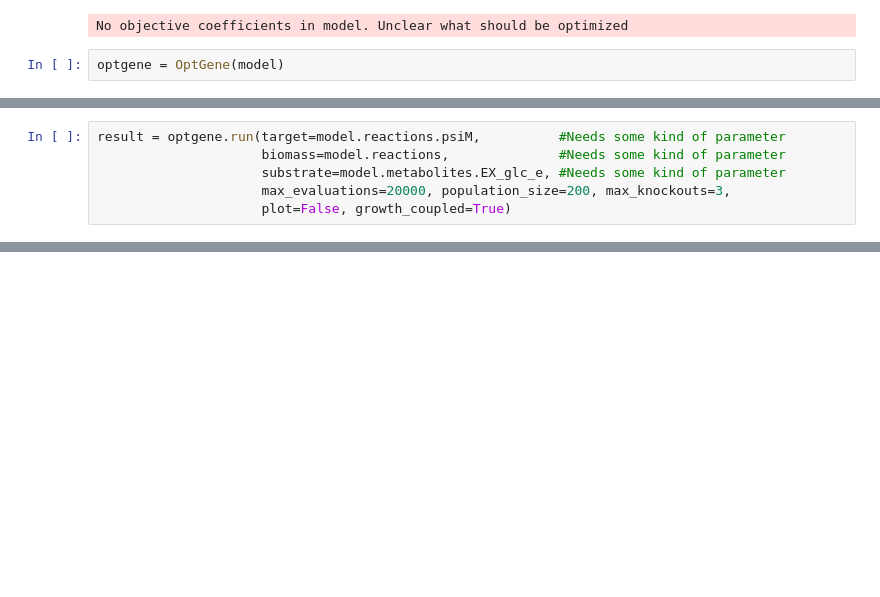
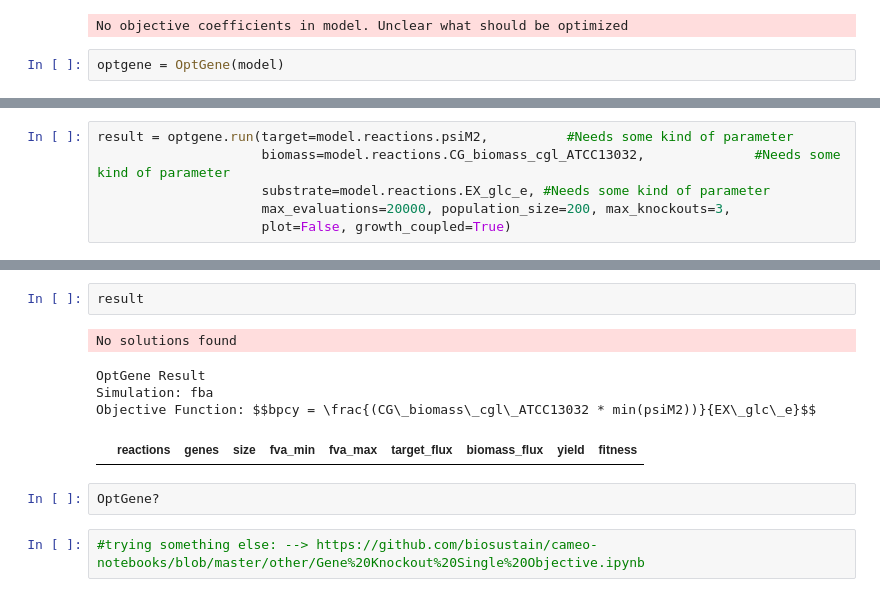
Before and after one commit to 27410/group-assignment-2021-Group-13-Psilocybin-production-in-Corynebacterium-glutamicum, a Jupyter notebook: Rune_working.ipynb, the cells around one changed output, grey strips where cells are left out. Saved outputs shown, nothing was run; the diff lists cells and outputs as text; blank space fills up the shorter version.

Commit message:
tested some more knockout codes - none of them seems to work with our model

```diff
--- a/Rune_working.ipynb
+++ b/Rune_working.ipynb
@@ -15,7 +22,7 @@ optgene = OptGene(model)
 # %%
-result = optgene.run(target=model.reactions.psiM,          #Needs some kind of parameter
-                     biomass=model.reactions,              #Needs some kind of parameter
-                     substrate=model.metabolites.EX_glc_e, #Needs some kind of parameter
+result = optgene.run(target=model.reactions.psiM2,          #Needs some kind of parameter
+                     biomass=model.reactions.CG_biomass_cgl_ATCC13032,              #Needs some kind of parameter
+                     substrate=model.reactions.EX_glc_e, #Needs some kind of parameter
                      max_evaluations=20000, population_size=200, max_knockouts=3,
                      plot=False, growth_coupled=True)
 # %% [output]
@@ -22,0 +53,12 @@ AttributeError: DictList has no attribute or entry EX_glc_e
+# %%
+result
+# %% [output]
+No solutions found
+OptGene Result
+Simulation: fba
+Objective Function: $$bpcy = \frac{(CG\_biomass\_cgl\_ATCC13032 * min(psiM2))}{EX\_glc\_e}$$
+|  | reactions | genes | size | fva_min | fva_max | target_flux | biomass_flux | yield | fitness |
+# %%
+OptGene?
+# %%
+#trying something else: --> https://github.com/biosustain/cameo-notebooks/blob/master/other/Gene%20Knockout%20Single%20Objective.ipynb
```
Also changed, not shown: parts of 14 cells of this notebook.
